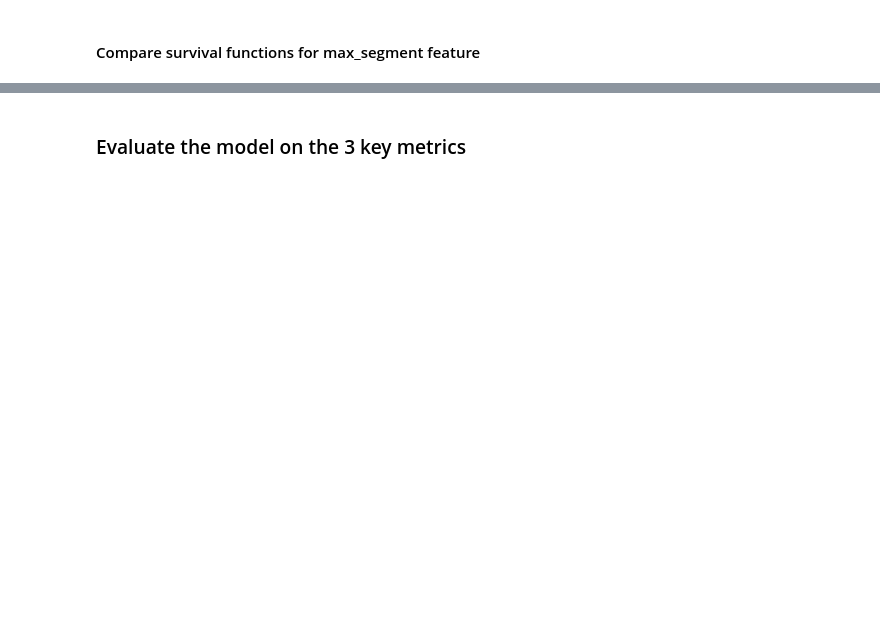
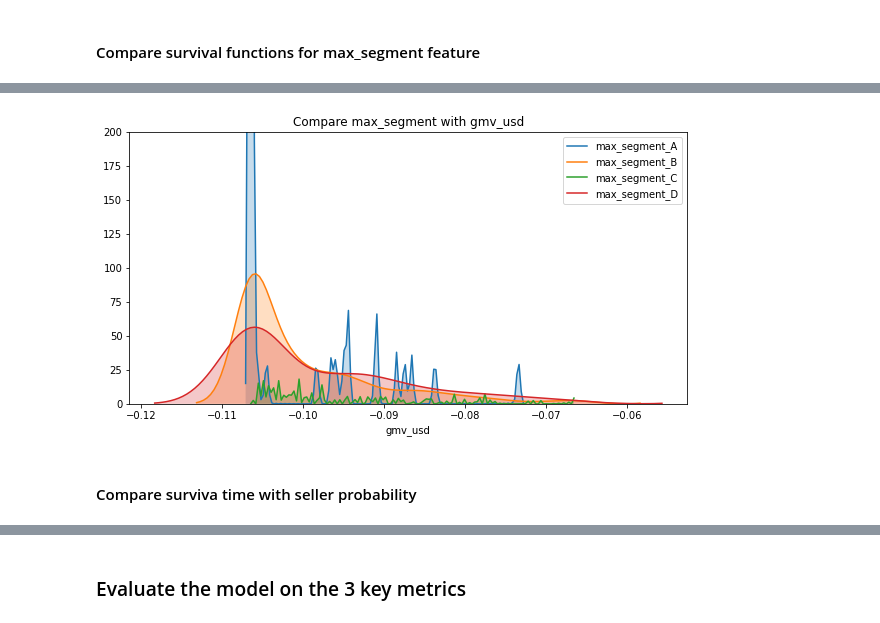
Before and after one commit to marcosmedvescig/thesis_survival_models_for_predicting_churn, a Jupyter notebook: model_evaluation.ipynb, the cells around one changed output, grey strips where cells are left out. Saved outputs shown, nothing was run; the diff lists cells and outputs as text; code cells hidden in the pictures; blank space fills up the shorter version.

```diff
--- a/model_evaluation.ipynb
+++ b/model_evaluation.ipynb
@@ -227,0 +246,19 @@ plt.title('Kaplan-Meier - Survival functions by max_segment');
+# %%
+import seaborn as sns
+import matplotlib.pyplot as plt
+
+plt.figure(figsize=(10,5))
+
+ax = sns.kdeplot(raw_data.loc[raw_data['max_segment'] == 'A','gmv_usd'], shade=True,label='max_segment_A')
+ax = sns.kdeplot(raw_data.loc[raw_data['max_segment'] == 'B','gmv_usd'], shade=True,label='max_segment_B')
+ax = sns.kdeplot(raw_data.loc[raw_data['max_segment'] == 'C','gmv_usd'], shade=True,label='max_segment_C')
+ax = sns.kdeplot(raw_data.loc[raw_data['max_segment'] == 'D','gmv_usd'], shade=True,label='max_segment_D')
+
+# control x and y limits
+ax.set_ylim(0, 200)
+ax.set_xlabel('gmv_usd')
+ax.set_title("Compare max_segment with gmv_usd");
+# %% [output]
+[figure, added]
+# %% [markdown]
+#### Compare surviva time with seller probability
```
Also changed, not shown: parts of 12 cells of this notebook.
